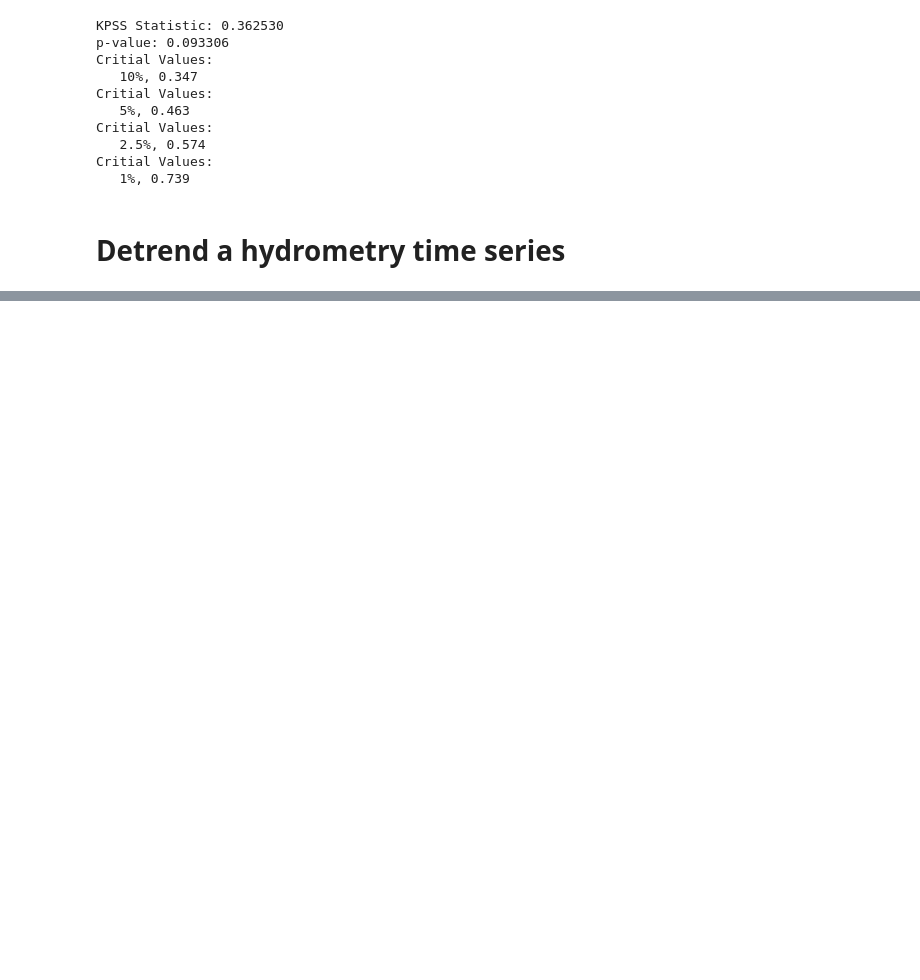
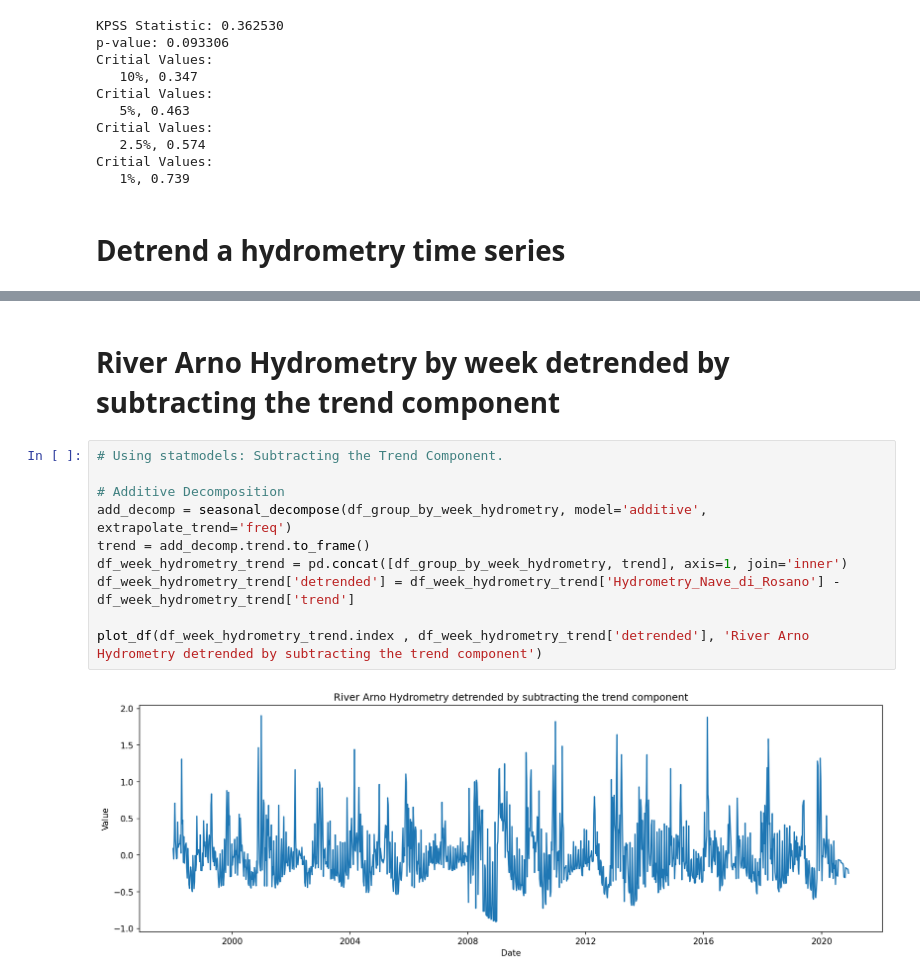
Before and after one commit to haga96/water_availability_prediction_in_Italy, a Jupyter notebook: River Arno.ipynb, the cells around one changed output, grey strips where cells are left out. Saved outputs shown, nothing was run; the diff lists cells and outputs as text; blank space fills up the shorter version.

Commit message:
analysis of seasonality

```diff
--- a/River Arno.ipynb
+++ b/River Arno.ipynb
@@ -450,0 +492,14 @@ https://www.machinelearningplus.com/time-series/time-series-analysis-python/
+# %% [markdown]
+# River Arno Hydrometry by week detrended by subtracting the trend component
+# %%
+# Using statmodels: Subtracting the Trend Component.
+
+# Additive Decomposition
+add_decomp = seasonal_decompose(df_group_by_week_hydrometry, model='additive', extrapolate_trend='freq')
+trend = add_decomp.trend.to_frame()
+df_week_hydrometry_trend = pd.concat([df_group_by_week_hydrometry, trend], axis=1, join='inner')
+df_week_hydrometry_trend['detrended'] = df_week_hydrometry_trend['Hydrometry_Nave_di_Rosano'] - df_week_hydrometry_trend['trend']
+
+plot_df(df_week_hydrometry_trend.index , df_week_hydrometry_trend['detrended'], 'River Arno Hydrometry detrended by subtracting the trend component')
+# %% [output]
+[figure, added]
```
Also changed, not shown: parts of 23 cells of this notebook.
